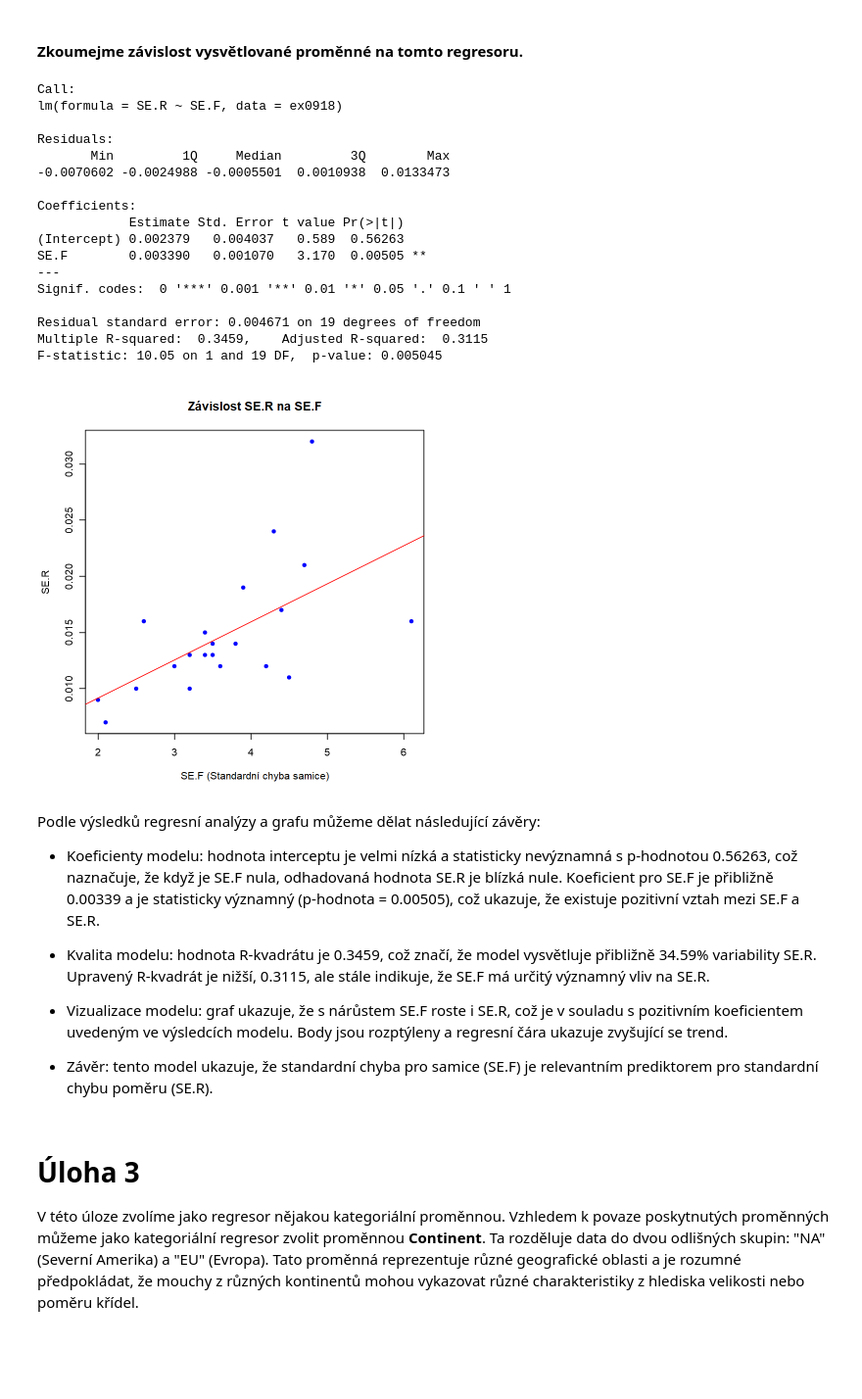
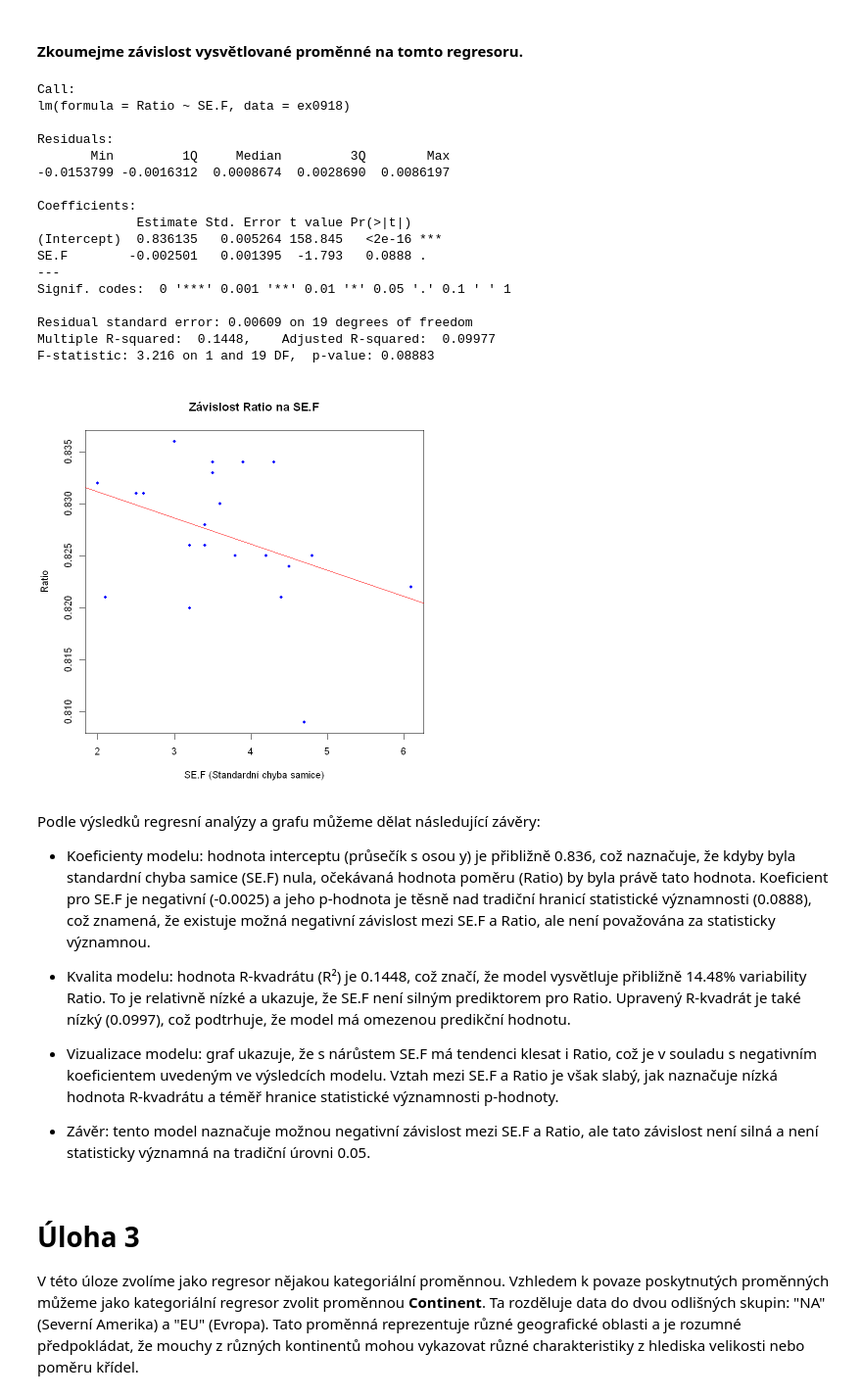
Before and after one commit to SychovaDaria/Prs, a Jupyter notebook: project 2/SP2.ipynb, the cells around one changed output. Shown at 98% size. Drawn from its saved outputs; the diff is of its cells as text; code cells hidden in the pictures; blank space fills up the shorter version.

```diff
--- a/project 2/SP2.ipynb
+++ b/project 2/SP2.ipynb
@@ -127,50 +127,50 @@ Na základě tohoto grafu vidíme, že počet samcu mírně převyšuje počet s
 #### Zkoumejme závislost vysvětlované proměnné na tomto regresoru.
 # %%
 # Lineární regresní model SE.R jako funkce SE.F
-model_SE <- lm(SE.R ~ SE.F, data = ex0918)
+model_SE <- lm(Ratio ~ SE.F	, data = ex0918)
 
 # Zobrazení výsledků modelu
 summary(model_SE)
 
 # Grafické zobrazení modelu s bodovým grafem a regresní linií
-plot(ex0918$SE.F, ex0918$SE.R,
-     main = "Závislost SE.R na SE.F",
+plot(ex0918$SE.F, ex0918$Ratio,
+     main = "Závislost Ratio na SE.F",
      xlab = "SE.F (Standardní chyba samice)",
-     ylab = "SE.R",
+     ylab = "Ratio",
      pch = 20,
      col = "blue")
 
-# Přidání regresní přímky do grafu
+# Přidání regresní linie do grafu
 abline(model_SE, col = "red")
 # %% [output]
 Call:
-lm(formula = SE.R ~ SE.F, data = ex0918)
+lm(formula = Ratio ~ SE.F, data = ex0918)
 
 Residuals:
        Min         1Q     Median         3Q        Max
--0.0070602 -0.0024988 -0.0005501  0.0010938  0.0133473
+-0.0153799 -0.0016312  0.0008674  0.0028690  0.0086197
 
 Coefficients:
-            Estimate Std. Error t value Pr(>|t|)
-(Intercept) 0.002379   0.004037   0.589  0.56263
-SE.F        0.003390   0.001070   3.170  0.00505 **
+             Estimate Std. Error t value Pr(>|t|)
+(Intercept)  0.836135   0.005264 158.845   <2e-16 ***
+SE.F        -0.002501   0.001395  -1.793   0.0888 .
 ---
 Signif. codes:  0 '***' 0.001 '**' 0.01 '*' 0.05 '.' 0.1 ' ' 1
 
-Residual standard error: 0.004671 on 19 degrees of freedom
-Multiple R-squared:  0.3459,    Adjusted R-squared:  0.3115
-F-statistic: 10.05 on 1 and 19 DF,  p-value: 0.005045
+Residual standard error: 0.00609 on 19 degrees of freedom
+Multiple R-squared:  0.1448,    Adjusted R-squared:  0.09977
+F-statistic: 3.216 on 1 and 19 DF,  p-value: 0.08883
-[figure, old version]
+[figure, new version]
 # %% [markdown]
 Podle výsledků regresní analýzy a grafu můžeme dělat následující závěry:
 
-* Koeficienty modelu: hodnota interceptu je velmi nízká a statisticky nevýznamná s p-hodnotou 0.56263, což naznačuje, že když je SE.F nula, odhadovaná hodnota SE.R je blízká nule. Koeficient pro SE.F je přibližně 0.00339 a je statisticky významný (p-hodnota = 0.00505), což ukazuje, že existuje pozitivní vztah mezi SE.F a SE.R.
+* Koeficienty modelu: hodnota interceptu (průsečík s osou y) je přibližně 0.836, což naznačuje, že kdyby byla standardní chyba samice (SE.F) nula, očekávaná hodnota poměru (Ratio) by byla právě tato hodnota. Koeficient pro SE.F je negativní (-0.0025) a jeho p-hodnota je těsně nad tradiční hranicí statistické významnosti (0.0888), což znamená, že existuje možná negativní závislost mezi SE.F a Ratio, ale není považována za statisticky významnou.
 
-* Kvalita modelu: hodnota R-kvadrátu je 0.3459, což značí, že model vysvětluje přibližně 34.59% variability SE.R. Upravený R-kvadrát je nižší, 0.3115, ale stále indikuje, že SE.F má určitý významný vliv na SE.R.
+* Kvalita modelu: hodnota R-kvadrátu (R²) je 0.1448, což značí, že model vysvětluje přibližně 14.48% variability Ratio. To je relativně nízké a ukazuje, že SE.F není silným prediktorem pro Ratio. Upravený R-kvadrát je také nízký (0.0997), což podtrhuje, že model má omezenou predikční hodnotu.
 
-* Vizualizace modelu: graf ukazuje, že s nárůstem SE.F roste i SE.R, což je v souladu s pozitivním koeficientem uvedeným ve výsledcích modelu. Body jsou rozptýleny a regresní čára ukazuje zvyšující se trend.
+* Vizualizace modelu: graf ukazuje, že s nárůstem SE.F má tendenci klesat i Ratio, což je v souladu s negativním koeficientem uvedeným ve výsledcích modelu. Vztah mezi SE.F a Ratio je však slabý, jak naznačuje nízká hodnota R-kvadrátu a téměř hranice statistické významnosti p-hodnoty.
 
-* Závěr: tento model ukazuje, že standardní chyba pro samice (SE.F) je relevantním prediktorem pro standardní chybu poměru (SE.R).
+* Závěr: tento model naznačuje možnou negativní závislost mezi SE.F a Ratio, ale tato závislost není silná a není statisticky významná na tradiční úrovni 0.05.
 # %% [markdown]
 # Úloha 3
 
```
Also changed, not shown: parts of 5 cells of this notebook.
